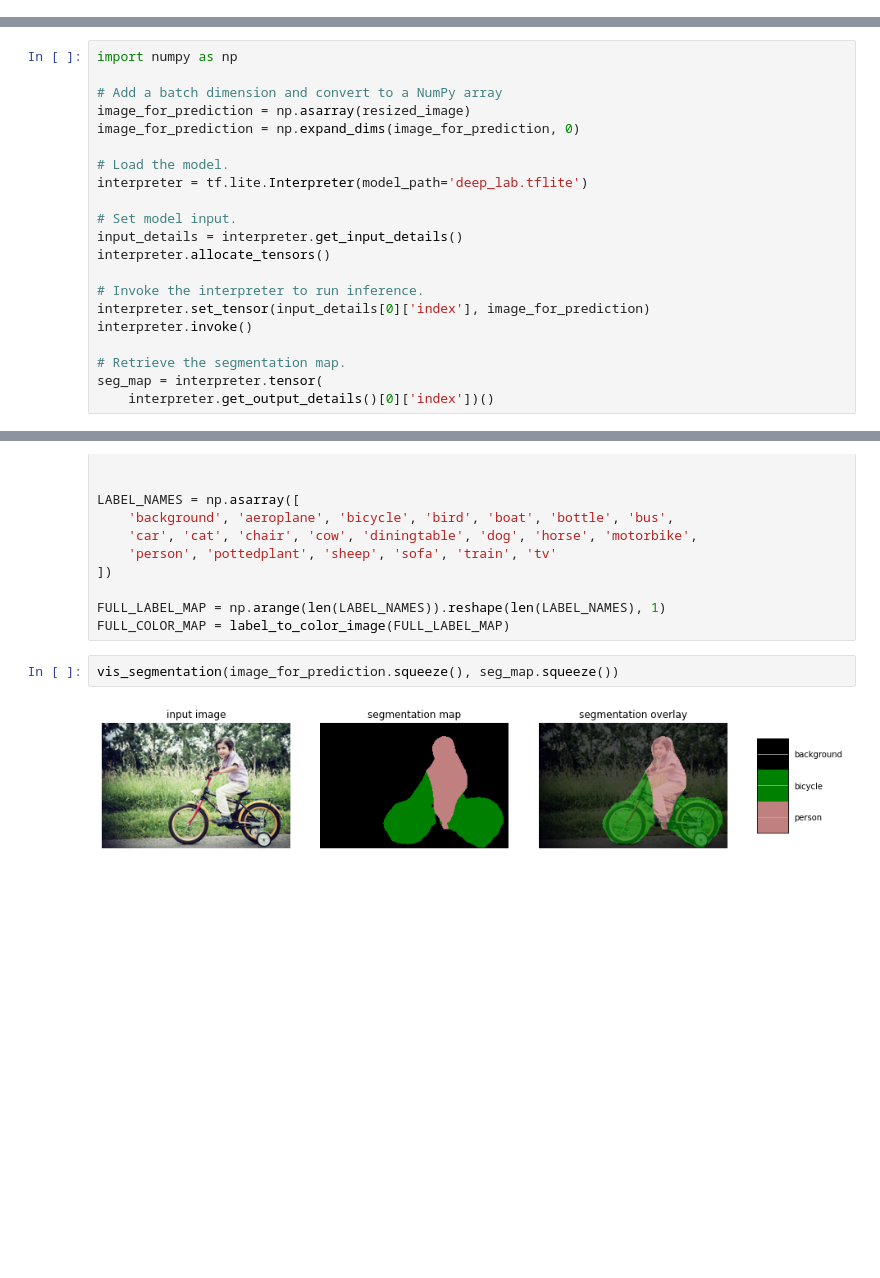
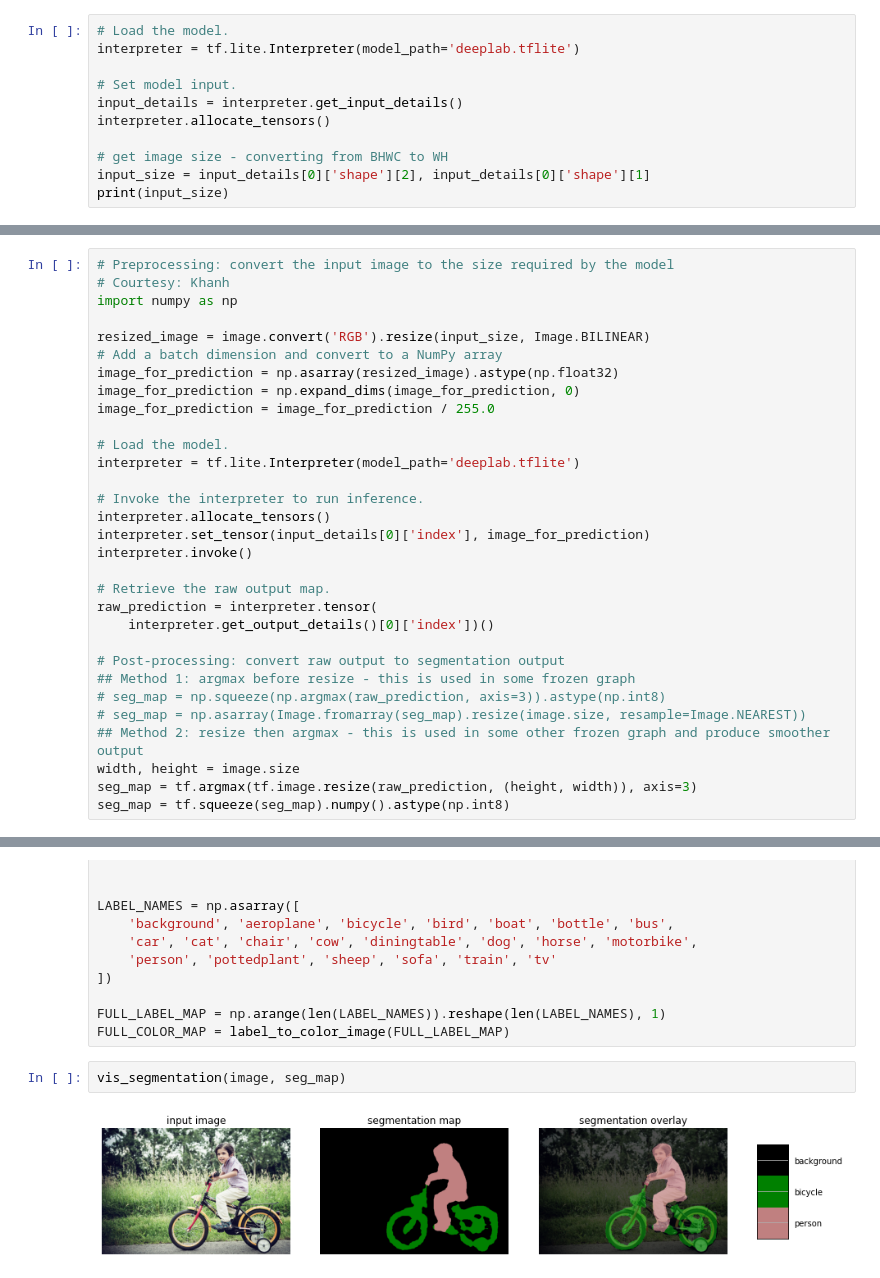
Before and after one commit to sayakpaul/Adventures-in-TensorFlow-Lite, a Jupyter notebook: DeepLab_TFLite.ipynb, the cells around one changed output, grey strips where cells are left out. Cells and saved outputs as stored; diff of their text form; blank space fills up the shorter version.

```diff
--- a/DeepLab_TFLite.ipynb
+++ b/DeepLab_TFLite.ipynb
@@ -103,2 +119,13 @@ with tf.io.gfile.GFile('deep_lab.tflite', 'wb') as f:
 # %% [markdown]
 ## Inference
+# %%
+# Load the model.
+interpreter = tf.lite.Interpreter(model_path='deeplab.tflite')
+
+# Set model input.
+input_details = interpreter.get_input_details()
+interpreter.allocate_tensors()
+
+# get image size - converting from BHWC to WH
+input_size = input_details[0]['shape'][2], input_details[0]['shape'][1]
+print(input_size)
@@ -122,24 +159,34 @@ resized_image
 # %%
+# Preprocessing: convert the input image to the size required by the model
+# Courtesy: Khanh
 import numpy as np
 
+resized_image = image.convert('RGB').resize(input_size, Image.BILINEAR)
 # Add a batch dimension and convert to a NumPy array
-image_for_prediction = np.asarray(resized_image)
+image_for_prediction = np.asarray(resized_image).astype(np.float32)
 image_for_prediction = np.expand_dims(image_for_prediction, 0)
+image_for_prediction = image_for_prediction / 255.0
 
 # Load the model.
-interpreter = tf.lite.Interpreter(model_path='deep_lab.tflite')
-
-# Set model input.
-input_details = interpreter.get_input_details()
-interpreter.allocate_tensors()
+interpreter = tf.lite.Interpreter(model_path='deeplab.tflite')
 
 # Invoke the interpreter to run inference.
+interpreter.allocate_tensors()
 interpreter.set_tensor(input_details[0]['index'], image_for_prediction)
 interpreter.invoke()
 
-# Retrieve the segmentation map.
-seg_map = interpreter.tensor(
+# Retrieve the raw output map.
+raw_prediction = interpreter.tensor(
     interpreter.get_output_details()[0]['index'])()
+
+# Post-processing: convert raw output to segmentation output
+## Method 1: argmax before resize - this is used in some frozen graph
+# seg_map = np.squeeze(np.argmax(raw_prediction, axis=3)).astype(np.int8)
+# seg_map = np.asarray(Image.fromarray(seg_map).resize(image.size, resample=Image.NEAREST))
+## Method 2: resize then argmax - this is used in some other frozen graph and produce smoother output
+width, height = image.size
+seg_map = tf.argmax(tf.image.resize(raw_prediction, (height, width)), axis=3)
+seg_map = tf.squeeze(seg_map).numpy().astype(np.int8)
 # %% [markdown]
 The following code comes from https://colab.research.google.com/github/tensorflow/models/blob/master/research/deeplab/deeplab_demo.ipynb.
 # %%
@@ -233,6 +280,6 @@ LABEL_NAMES = np.asarray([
 FULL_LABEL_MAP = np.arange(len(LABEL_NAMES)).reshape(len(LABEL_NAMES), 1)
 FULL_COLOR_MAP = label_to_color_image(FULL_LABEL_MAP)
 # %%
-vis_segmentation(image_for_prediction.squeeze(), seg_map.squeeze())
+vis_segmentation(image, seg_map)
 # %% [output]
-[figure, old version]
+[figure, new version]
```
Also changed, not shown: parts of 22 cells of this notebook.
